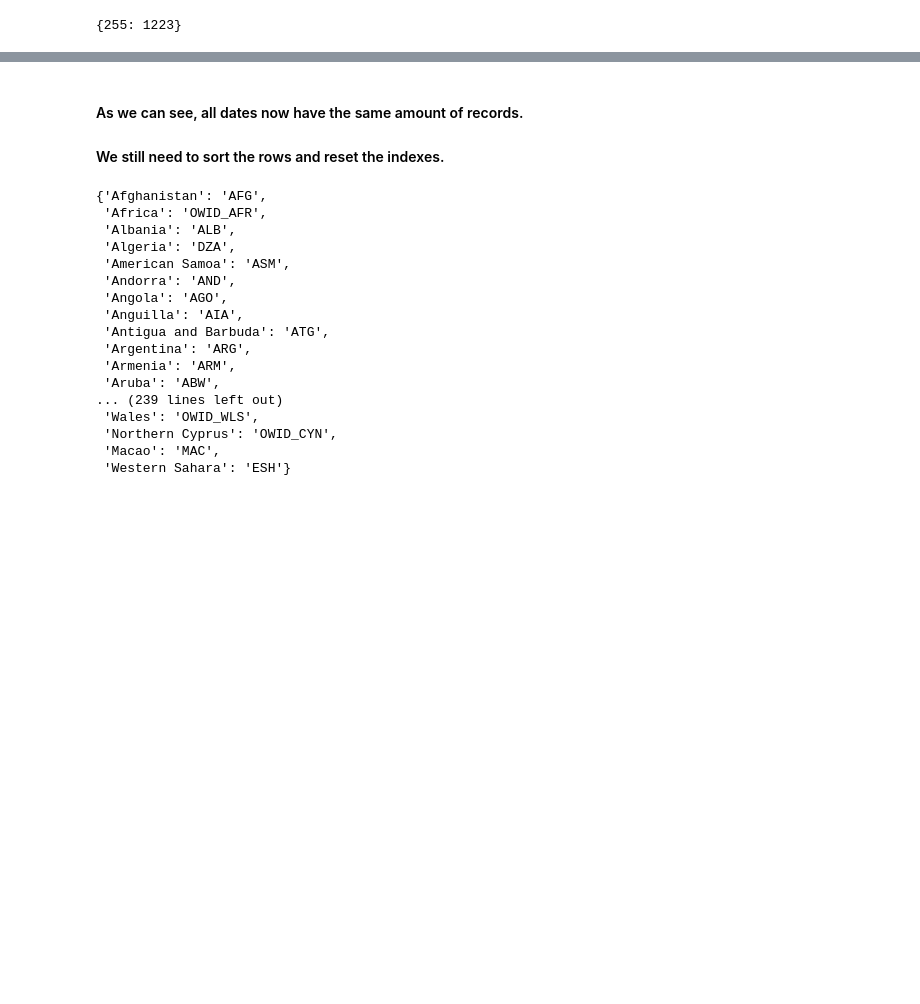
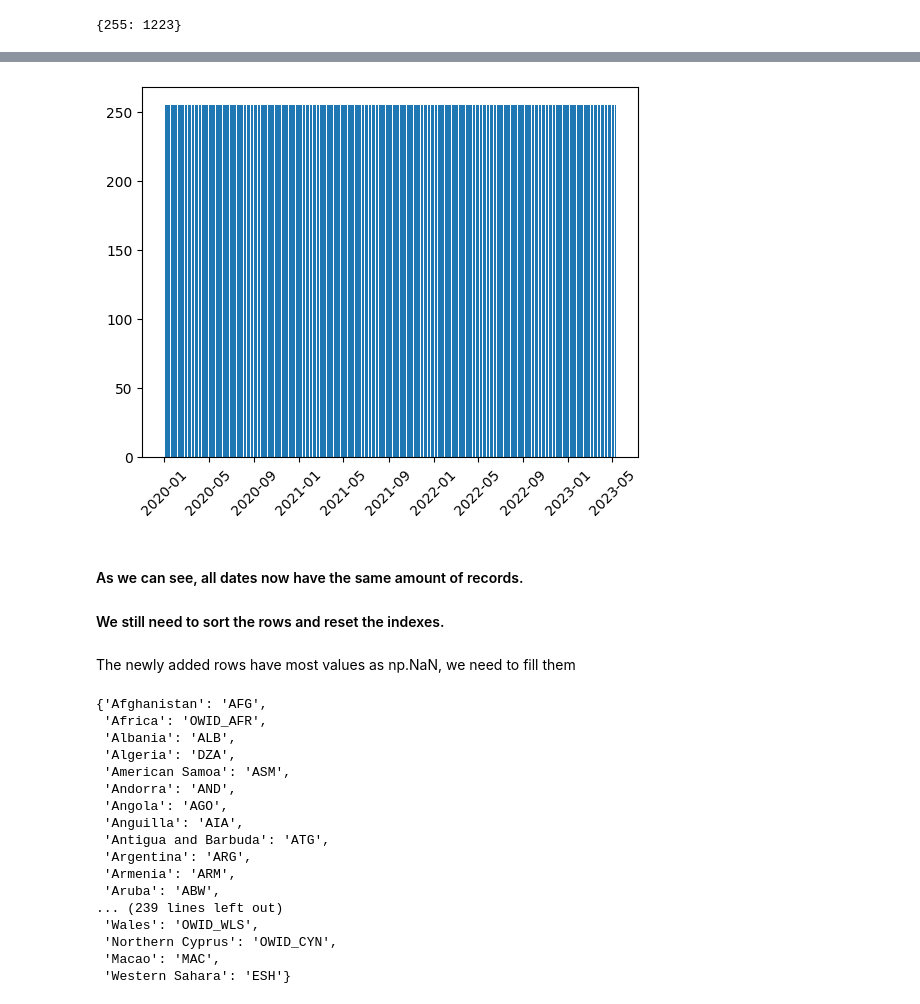
Before and after one commit to PaoloCarlevero/portfolio, a Jupyter notebook: dashboard/covid_vaccinations/DataExploration.ipynb, the cells around one changed output, grey strips where cells are left out. Saved outputs shown, nothing was run; the diff lists cells and outputs as text; code cells hidden in the pictures; blank space fills up the shorter version.

```diff
--- a/dashboard/covid_vaccinations/DataExploration.ipynb
+++ b/dashboard/covid_vaccinations/DataExploration.ipynb
@@ -160,3 +160,9 @@ while current_date <= end_date:
 get_dates_per_num_of_records(df)
 # %% [output]
 {255: 1223}
+# %%
+def get_records_per_date(df):
+    return df.groupby(by='date')['location'].count()
+
+records_per_date = get_records_per_date(df)
+records_per_date
@@ -163,8 +183,18 @@ get_dates_per_num_of_records(df)
+# %%
+ax = plt.subplot()
+
+ax.bar(x=records_per_date.keys(), height=records_per_date.values)
+plt.xticks(rotation=45)
+plt.show()
+# %% [output]
+[figure, added]
 # %% [markdown]
 #### As we can see, all dates now have the same amount of records.
 #### We still need to sort the rows and reset the indexes.
 # %%
 df = df.sort_values(['date', 'location']).reset_index(drop=True)
+# %% [markdown]
+The newly added rows have most values as np.NaN, we need to fill them
 # %%
 location_isocode_pairs = df[['location', 'iso_code']].drop_duplicates().dropna()
 
```
Also changed, not shown: parts of 15 cells of this notebook, 2 other files.
